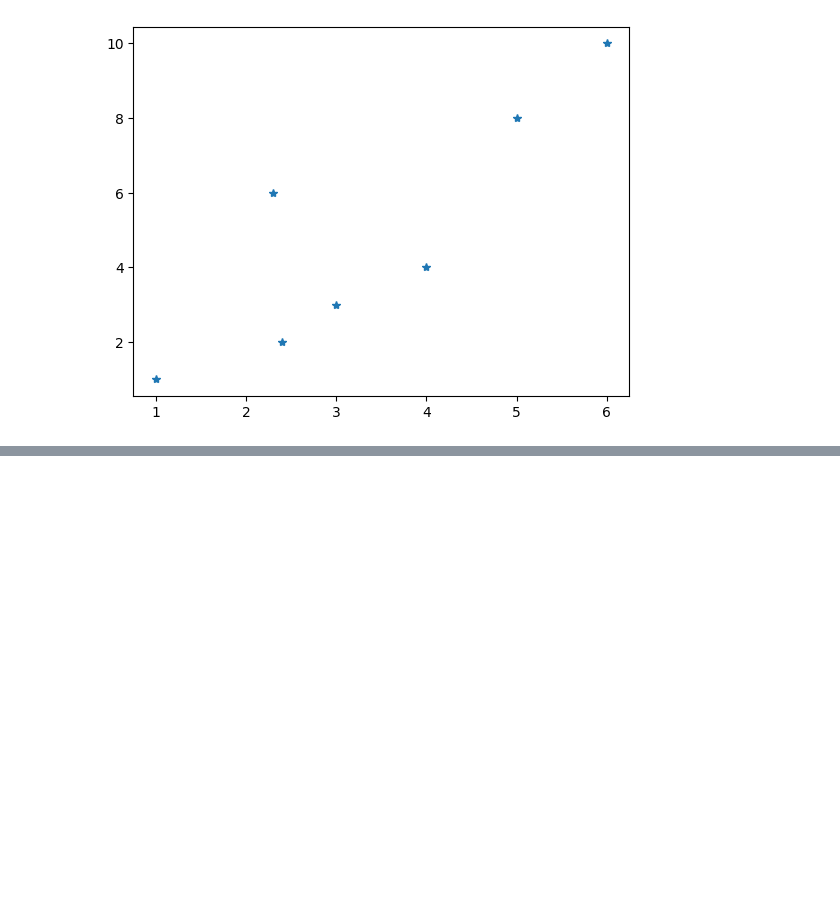
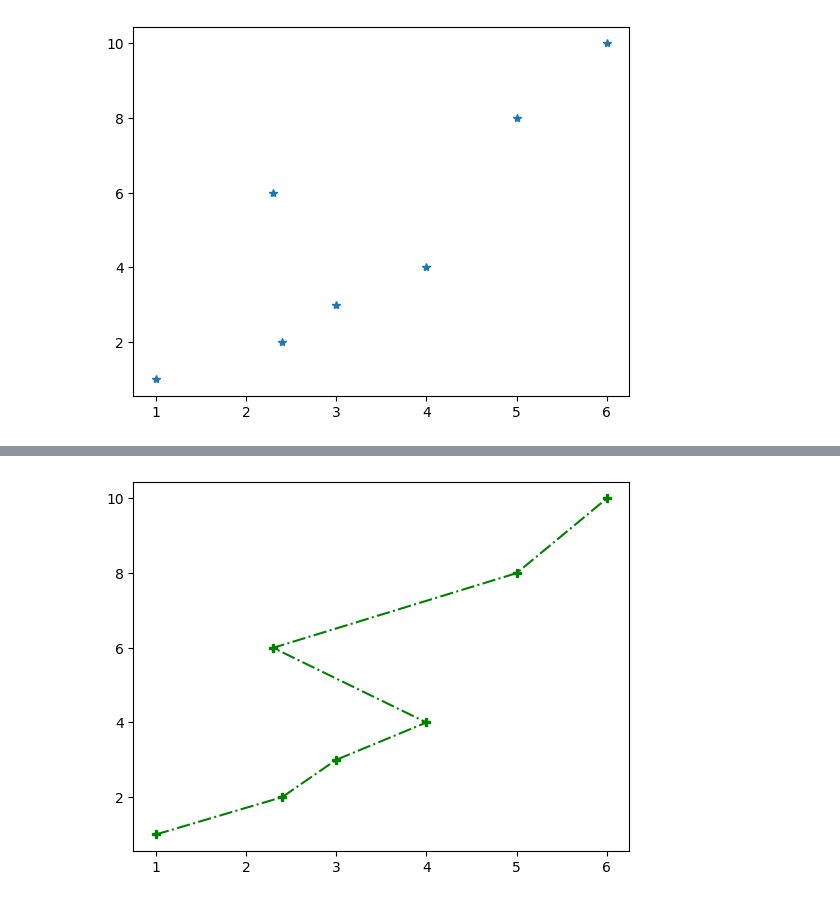
Before and after one commit to SAliSH79/Python_Hejazizo, a Jupyter notebook: Advanced/Matplotlib.ipynb, the cells around one changed output, grey strips where cells are left out. Saved outputs shown, nothing was run; the diff lists cells and outputs as text; code cells hidden in the pictures; blank space fills up the shorter version.

```diff
--- a/Advanced/Matplotlib.ipynb
+++ b/Advanced/Matplotlib.ipynb
@@ -17,0 +33,5 @@ plt.show()
+# %%
+plt.plot(x,y, "P-.g") #P marker -. line g color
+plt.show()
+# %% [output]
+[figure, added]
```
Also changed, not shown: parts of 4 cells of this notebook.
